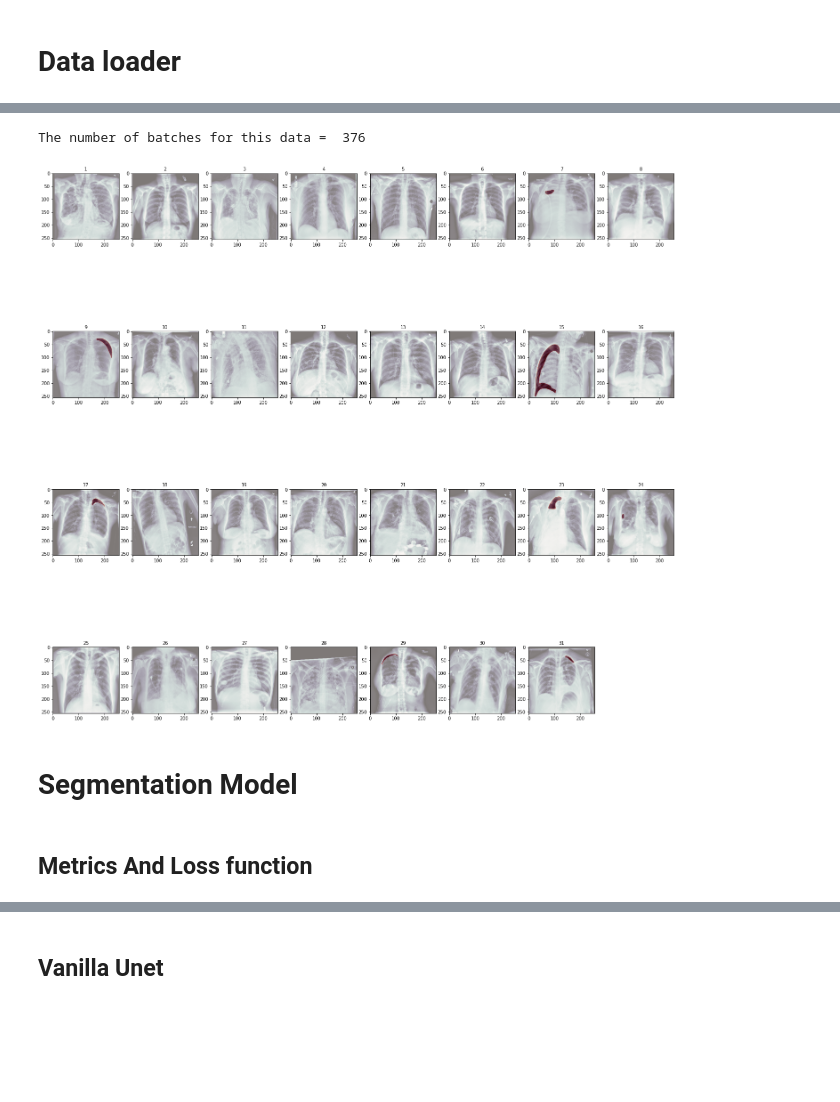
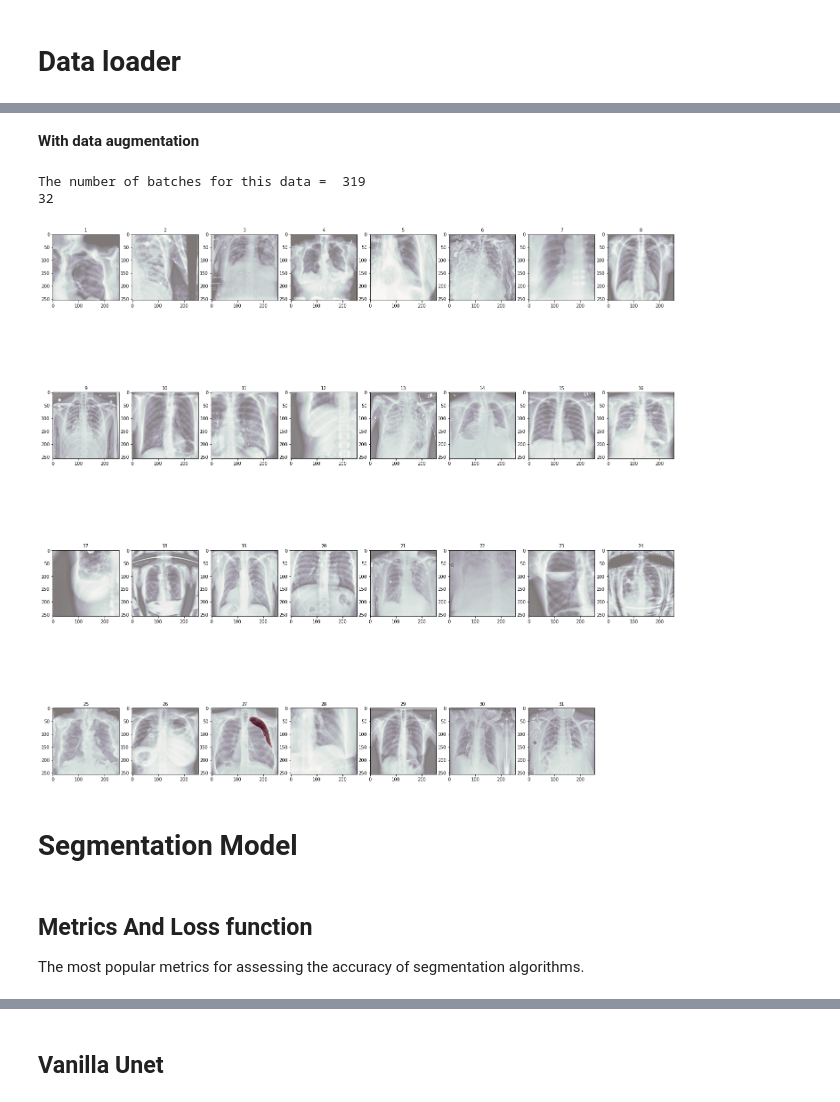
Before and after one commit to omarsayed7/Pneumothorax-Segmentation, a Jupyter notebook: Pneumothorax_Segmentation.ipynb, the cells around one changed output, grey strips where cells are left out. Cells and saved outputs as stored; diff of their text form; code cells hidden in the pictures; blank space fills up the shorter version.

```diff
--- a/Pneumothorax_Segmentation.ipynb
+++ b/Pneumothorax_Segmentation.ipynb
@@ -286,3 +247,8 @@ def apply_CLAHE(img_path, img_size, clip_limit=2.0, title_gridsize= (8,8)):
     axarr[0].set_title('Before CLAHE')
     axarr[1].imshow(clahe_img, cmap= plt.cm.bone)#after
     axarr[1].set_title('After CLAHE')
+# %%
+def train_val_split(train_path, split_size):
+    random.shuffle(train_path)
+    split_ammount = (1-split_size)*len(train_path)
+    return train_path[:int(split_ammount)], train_path[int(split_ammount):]
@@ -437,0 +420,27 @@ def show_batch(generator, batch_number= 0):
+# %%
+#global variables
+IMG_SIZE = (256,256)
+TRAIN_PATHS = train_path
+RLE_annoutations = stage2_annotations
+
+# split the training data
+train_data, validation_data = train_val_split(TRAIN_PATHS,0.15)
+print(len(train_data), len(validation_data), len(TRAIN_PATHS))
+
+#data augmentation
+AUGMENTATIONS_TRAIN = Compose([
+    HorizontalFlip(p=0.5),
+    OneOf([
+        ElasticTransform(alpha=120, sigma=120 * 0.05, alpha_affine=120 * 0.03),
+        GridDistortion(),
+        OpticalDistortion(distort_limit=2, shift_limit=0.5),
+        ], p=0.3),
+    RandomSizedCrop(min_max_height=(128, 256), height=IMG_SIZE[0], width=IMG_SIZE[1],p=0.5),
+    ToFloat(max_value=1)
+],p=1)
+#data loaders
+training_loader = DataGenerator(train_data, RLE_annoutations, batch_size=32,
+                 img_size=IMG_SIZE, transform=AUGMENTATIONS_TRAIN, debug= True)
+
+validation_loader = DataGenerator(validation_data, RLE_annoutations, batch_size=32,
+                 img_size=IMG_SIZE, transform=None, debug= True)
@@ -437,0 +451,4 @@ def show_batch(generator, batch_number= 0):
+# %%
+training_loader = DataGenerator(train_data, RLE_annoutations, batch_size=32,
+                 img_size=IMG_SIZE, transform=None, debug= True)
+IDs = show_batch(training_loader, 250)
@@ -438,9 +458,14 @@ def show_batch(generator, batch_number= 0):
+# %% [markdown]
+**With data augmentation**
 # %%
-IDs = show_batch(loader, 2)
+IDs = show_batch(training_loader, 150)
 # %% [output]
-The number of batches for this data =  376
+The number of batches for this data =  319
+32
-[figure, old version]
+[figure, new version]
 # %% [markdown]
 # Segmentation Model
 # %% [markdown]
 ## Metrics And Loss function
+
+The most popular metrics for assessing the accuracy of segmentation algorithms.
```
Also changed, not shown: parts of 27 cells of this notebook.
